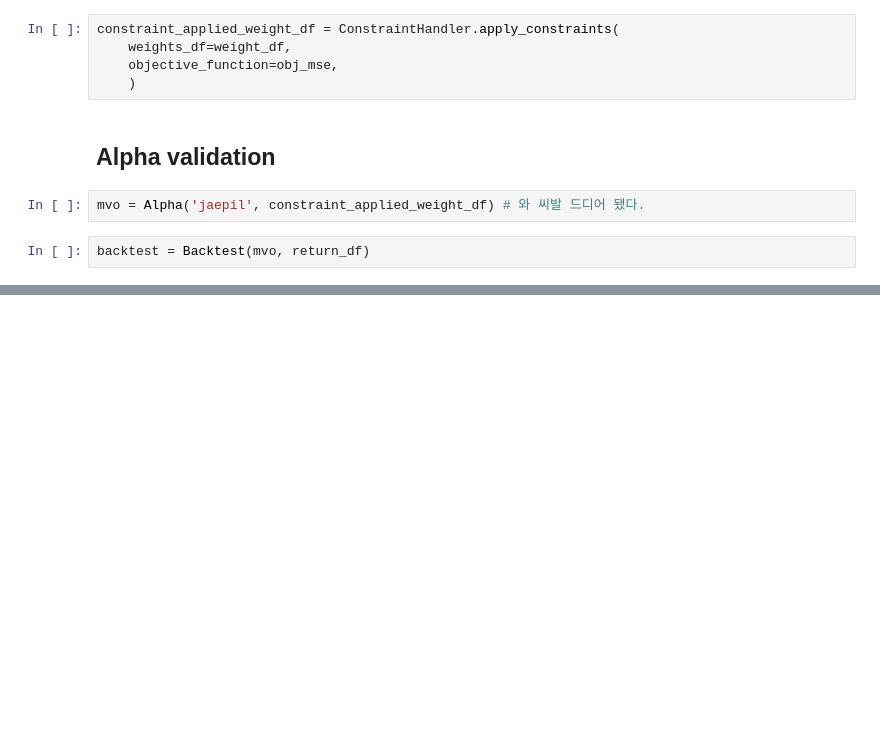
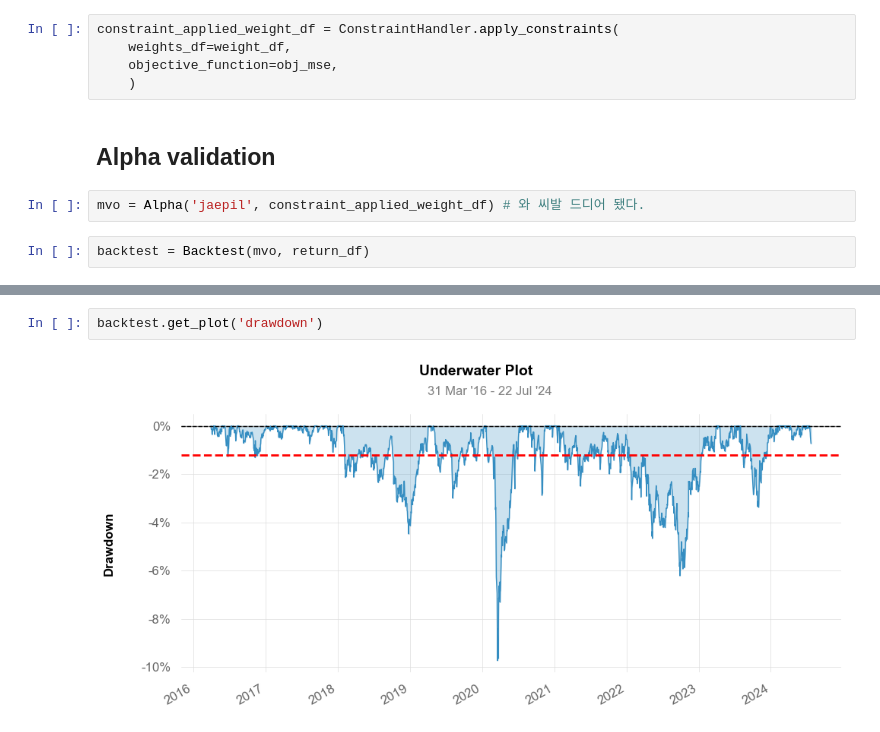
Before and after one commit to brianna1201/dbgaps2024, a Jupyter notebook: jaepil/mvo.ipynb, the cells around one changed output, grey strips where cells are left out. Cells and saved outputs as stored; diff of their text form; blank space fills up the shorter version.

Commit message:
Implement quantstats stats/plots to Backtest

```diff
--- a/jaepil/mvo.ipynb
+++ b/jaepil/mvo.ipynb
@@ -142,0 +189,4 @@ backtest.plot_cum_return()
+# %%
+backtest.get_plot('drawdown')
+# %% [output]
+[figure, added]
```
Also changed, not shown: parts of 5 cells of this notebook, 1 other file.
